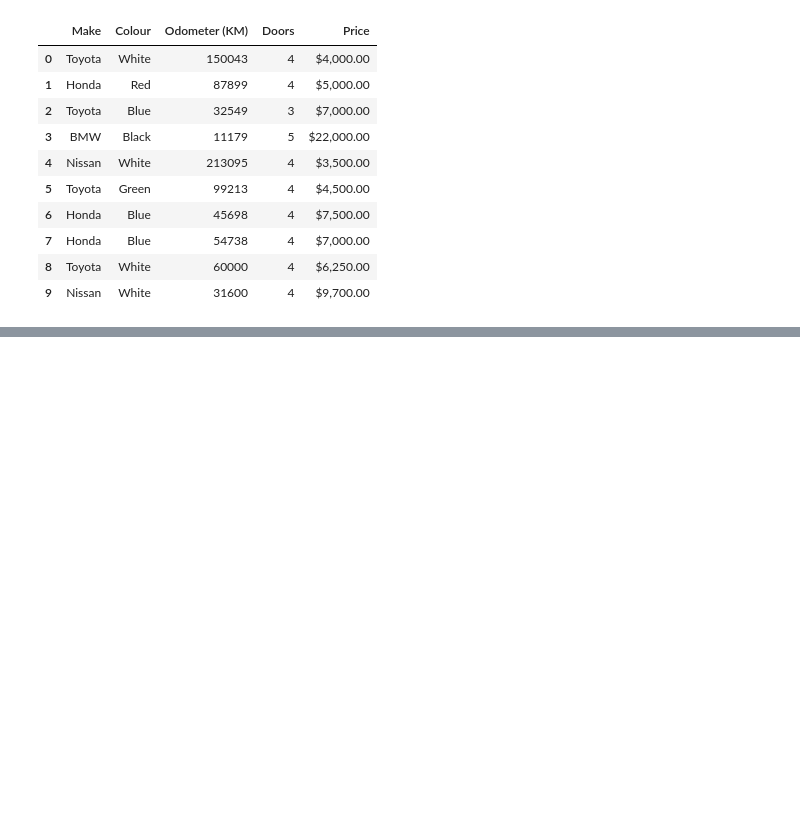
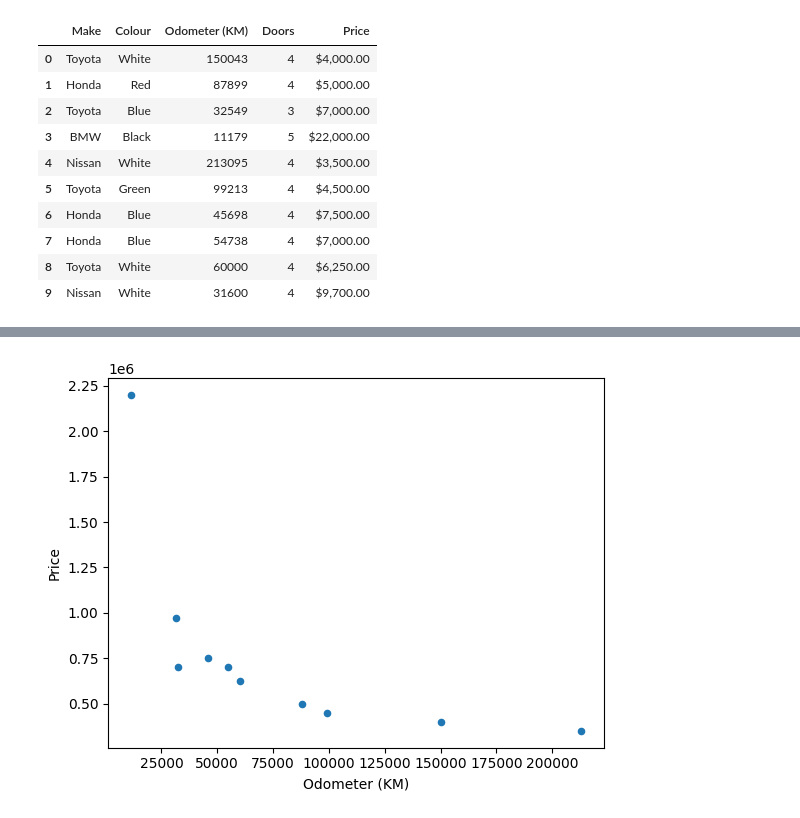
Before and after one commit to manasagnihotri/Matplotlib_basics, a Jupyter notebook: Introduction_to_Matplotlib.ipynb, the cells around one changed output, grey strips where cells are left out. Cells and saved outputs as stored; diff of their text form; code cells hidden in the pictures; blank space fills up the shorter version.

```diff
--- a/Introduction_to_Matplotlib.ipynb
+++ b/Introduction_to_Matplotlib.ipynb
@@ -223,0 +278,4 @@ ts.plot()
+# %%
+car_sales.plot(x="Odometer (KM)", y="Price", kind="scatter");
+# %% [output]
+[figure, added]
```
Also changed, not shown: parts of 25 cells of this notebook, 1 other file.
